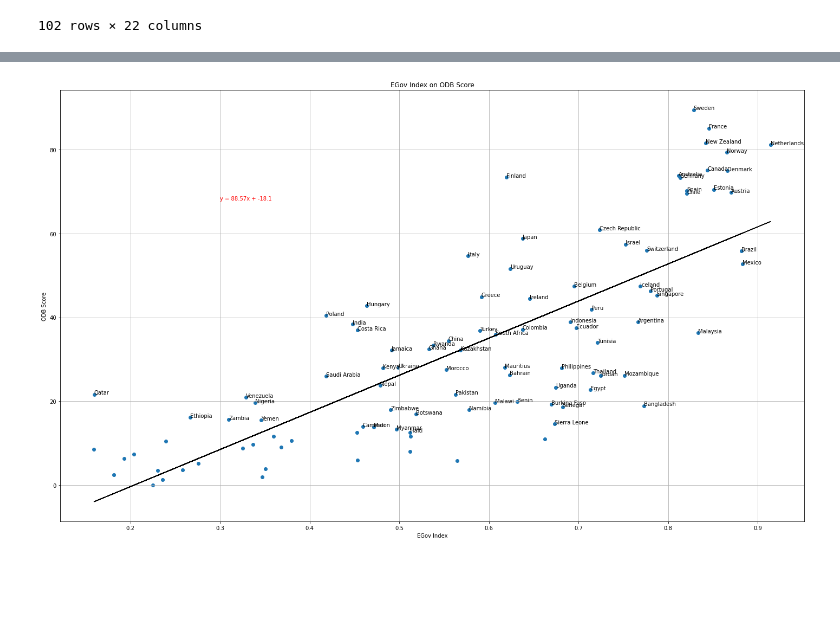
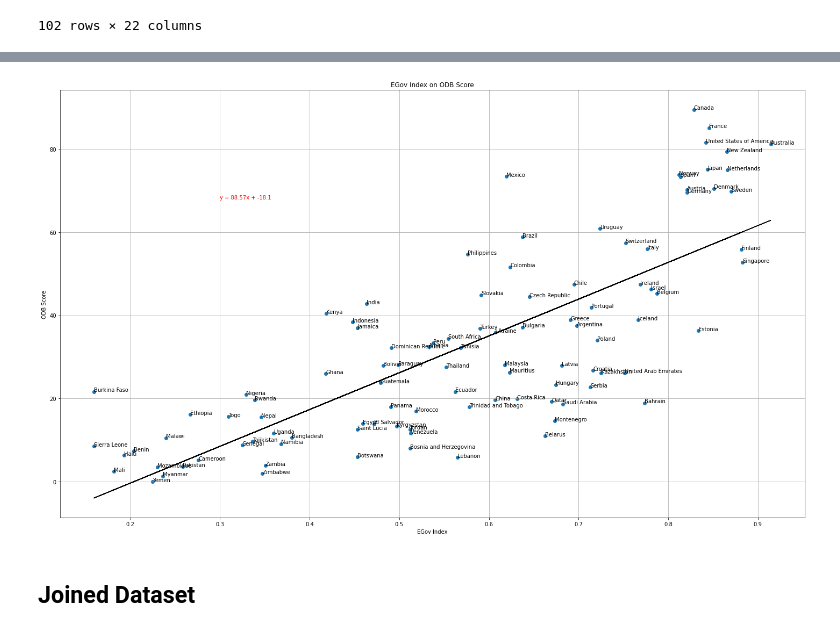
Before and after one commit to kreetigulati/Egovernance_and_OpenData, a Jupyter notebook: Project1_nico.ipynb, the cells around one changed output, grey strips where cells are left out. Drawn from its saved outputs; the diff is of its cells as text; code cells hidden in the pictures; blank space fills up the shorter version.

```diff
--- a/Project1_nico.ipynb
+++ b/Project1_nico.ipynb
@@ -179,19 +179,19 @@ Notes:
 # %%
 names2 = merged16["Country"]
 
 fig, ax = plt.subplots(figsize=(20,12))
-ax.scatter(x2,y2, label=names);
+ax.scatter(x2,y2, label=names2);
 ax.plot(x2, regress_line2, color="black");
 ax.annotate(line_eq,(0.3,68),fontsize=10,color="red");
 ax.set(title="EGov Index on ODB Score",
       xlabel="EGov Index",
       ylabel="ODB Score");
-for i, label in enumerate(names):
+for i, label in enumerate(names2):
     ax.annotate(label, (x2[i], y2[i]));
 ax.grid();
 fig.tight_layout();
 # %% [output]
-[figure, old version]
+[figure, new version]
 # %%
 def get_un_data(query_url):
     headers = dict(Accept="text/json")
@@ -203,3 +203,5 @@ def get_un_data(query_url):
     except Exception as e:
         print(e)
         return None
+# %% [markdown]
+## Joined Dataset
```
Also changed, not shown: parts of 21 cells of this notebook, 1 other file.
